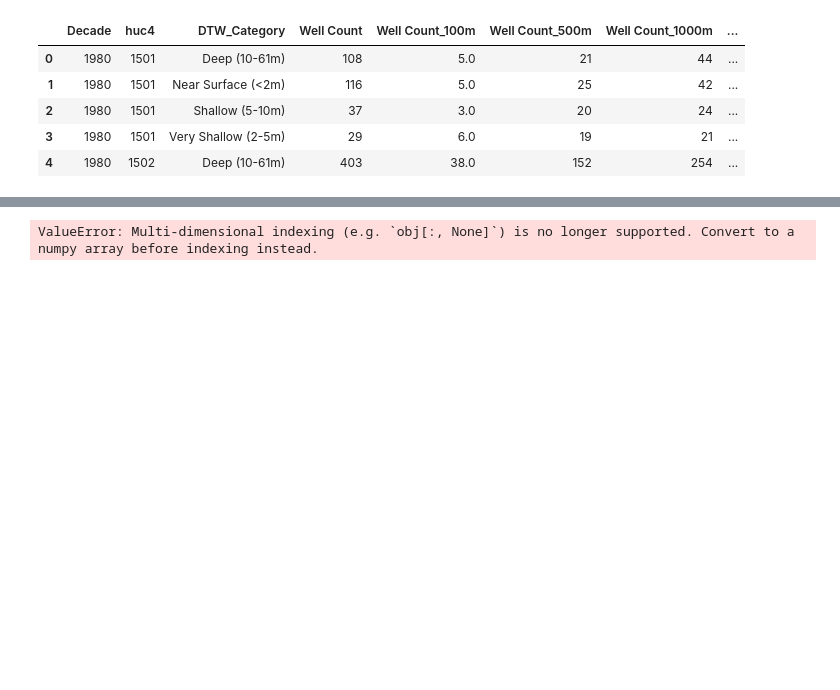
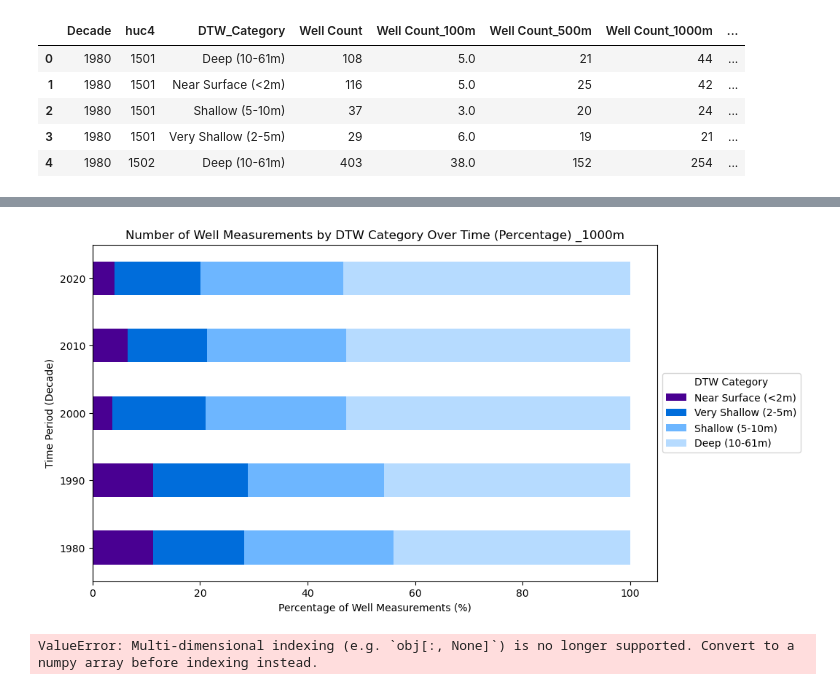
Before and after one commit to dtadych/Shallow_Groundwater_AZ, a Jupyter notebook: Code/FigureCreation/2_DTW_WellCountGraphs.ipynb, the cells around one changed output, grey strips where cells are left out. Cells and saved outputs as stored; diff of their text form; code cells hidden in the pictures; blank space fills up the shorter version.

```diff
--- a/Code/FigureCreation/2_DTW_WellCountGraphs.ipynb
+++ b/Code/FigureCreation/2_DTW_WellCountGraphs.ipynb
@@ -207,3 +391,26 @@ plt.show()
+# %%
+# Normalize data to get percentages
+summary_pivot_percent = summary_pivot.div(summary_pivot.sum(axis=1), axis=0) * 100
+
+# Plot stacked horizontal bar chart
+fig, ax = plt.subplots(figsize=(10, 6))
+summary_pivot_percent.plot(
+    kind='barh',  # Horizontal bar chart
+    stacked=True,
+    color=[colors[c] for c in summary_pivot.columns],
+    ax=ax
+)
+
+# Labels and title
+plt.xlabel('Percentage of Well Measurements (%)')
+plt.ylabel('Time Period (Decade)')
+plt.title(f'Number of Well Measurements by DTW Category Over Time (Percentage) {dist_plotting}')
+plt.legend(title='DTW Category', loc='center left', bbox_to_anchor=(1, 0.5))  # Move legend outside for clarity
+plt.xticks(rotation=0)  # Keep x-axis labels horizontal
+
+plt.show()
+# %% [output]
+[figure, added]
 # %%
 # Compute well counts per distance
 distance_columns = [f"Well Count_{d}m" for d in distances]  # Adjust based on your column names
```
Also changed, not shown: parts of 16 cells of this notebook, 5 other files.
